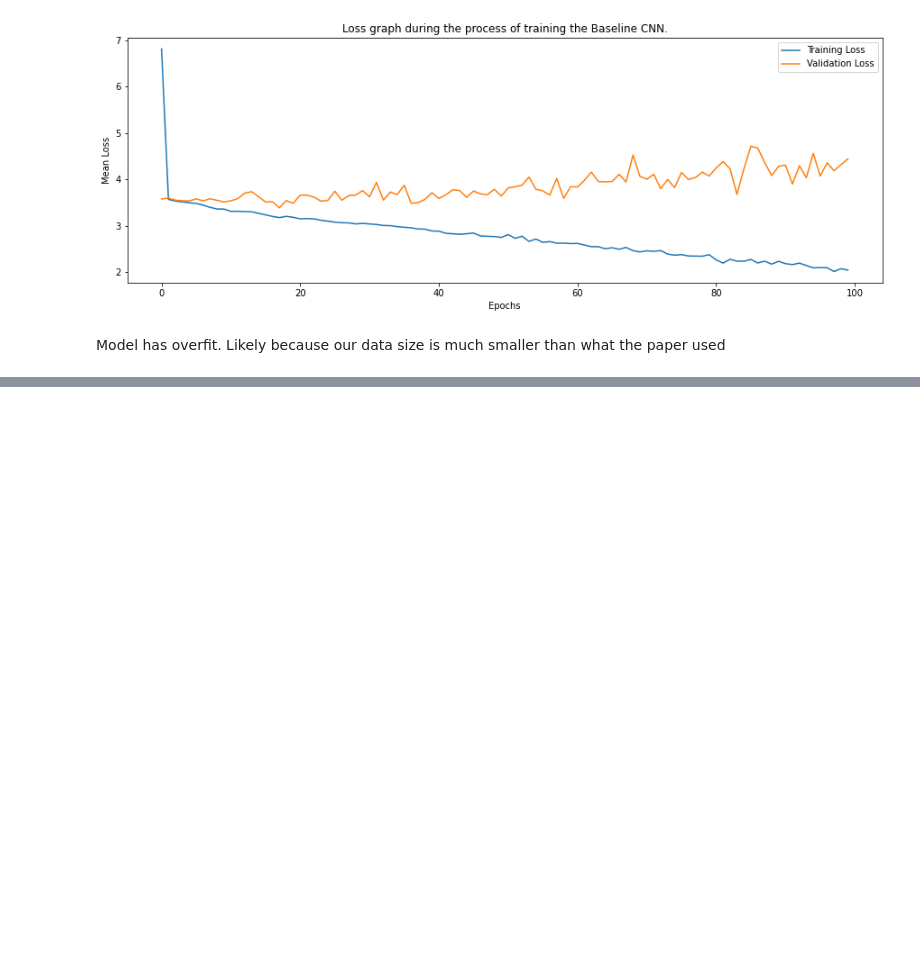
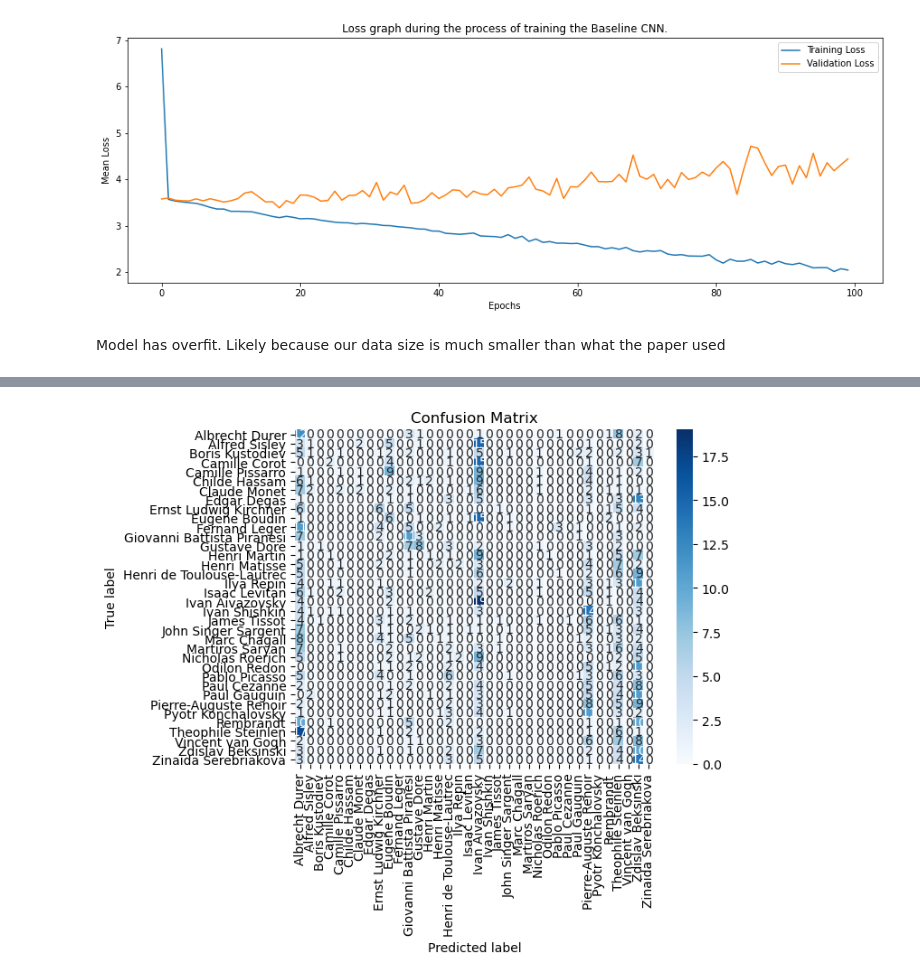
Before and after one commit to Aditikk00/artist-identification, a Jupyter notebook: FinalProj.ipynb, the cells around one changed output, grey strips where cells are left out. Cells and saved outputs as stored; diff of their text form; code cells hidden in the pictures; blank space fills up the shorter version.

```diff
--- a/FinalProj.ipynb
+++ b/FinalProj.ipynb
@@ -691,0 +878,32 @@ Model has overfit. Likely because our data size is much smaller than what the pa
+# %%
+# evaluate on test set
+def evaluate(model, test_dataloader, device=device):
+    model.eval()
+    predictions = []
+    ground = []
+#     total_correct = 0
+#     total_samples = 0
+
+    with torch.no_grad():
+        for i, data in enumerate(test_dataloader, 0):
+            inputs,labels = data
+            # Move the inputs to the specified device.
+            inputs, labels = inputs.to(device), labels.to(device)
+            output = model(inputs)
+
+            output_idx = torch.argmax(output,dim=1)
+
+            predictions.append(output_idx.numpy())
+            ground.append(labels.numpy())
+
+#             _, predicted = torch.max(output.data, 1)
+#             total_correct += (predicted == labels).sum().item()
+#             total_samples += labels.size(0)
+
+#     accuracy = 100 * (total_correct / total_samples)
+#     print(f'Test Accuracy: {accuracy:.2f}%')
+
+    return predictions, ground
+# %%
+model = CNNBase()
+model.load_state_dict(torch.load('best_model.pt'))
@@ -691,0 +912,4 @@ Model has overfit. Likely because our data size is much smaller than what the pa
+# %%
+pred, ground = evaluate(model,test_loader)
+y_true = np.concatenate(ground, axis=0)
+y_pred = np.concatenate(pred, axis=0)
@@ -691,0 +942,11 @@ Model has overfit. Likely because our data size is much smaller than what the pa
+# %%
+matplotlib.rc_file_defaults() # to remove the sns darkgrid style
+cm = confusion_matrix(y_true, y_pred)
+classes = list(le.classes_)
+sns.heatmap(cm, annot=True, cmap='Blues', fmt='g', xticklabels=classes, yticklabels=classes)
+plt.xlabel('Predicted label')
+plt.ylabel('True label')
+plt.title('Confusion Matrix')
+plt.show()
+# %% [output]
+[figure, added]
```
Also changed, not shown: parts of 22 cells of this notebook.
